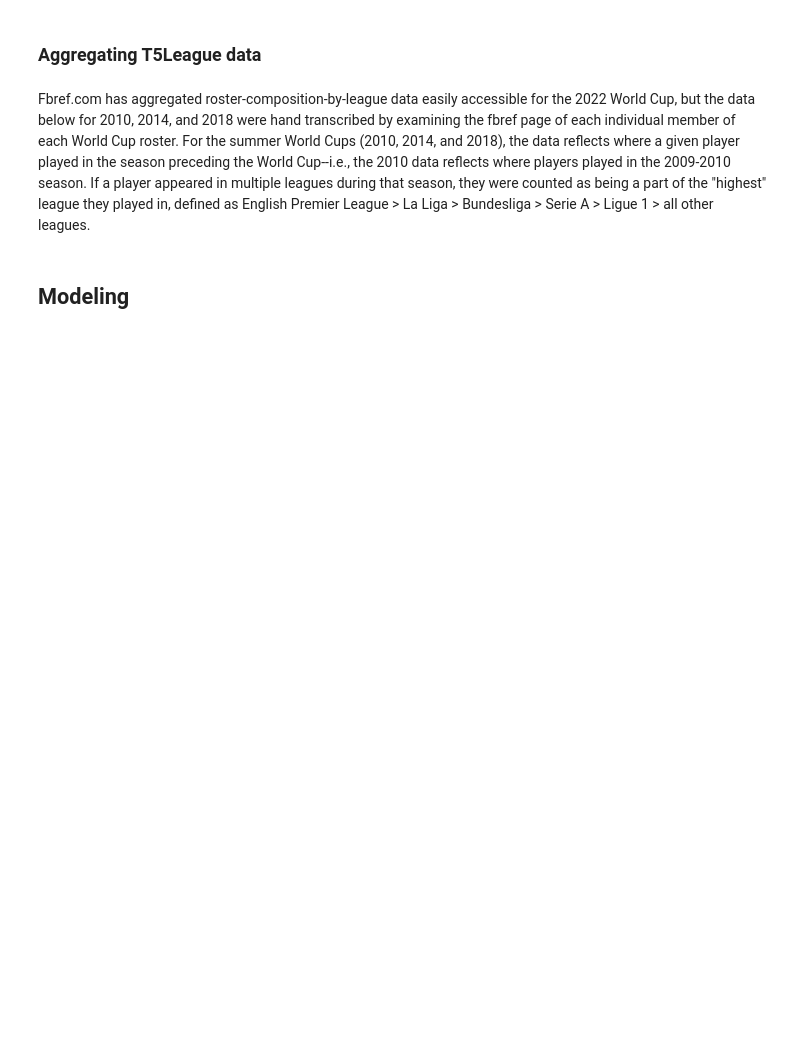
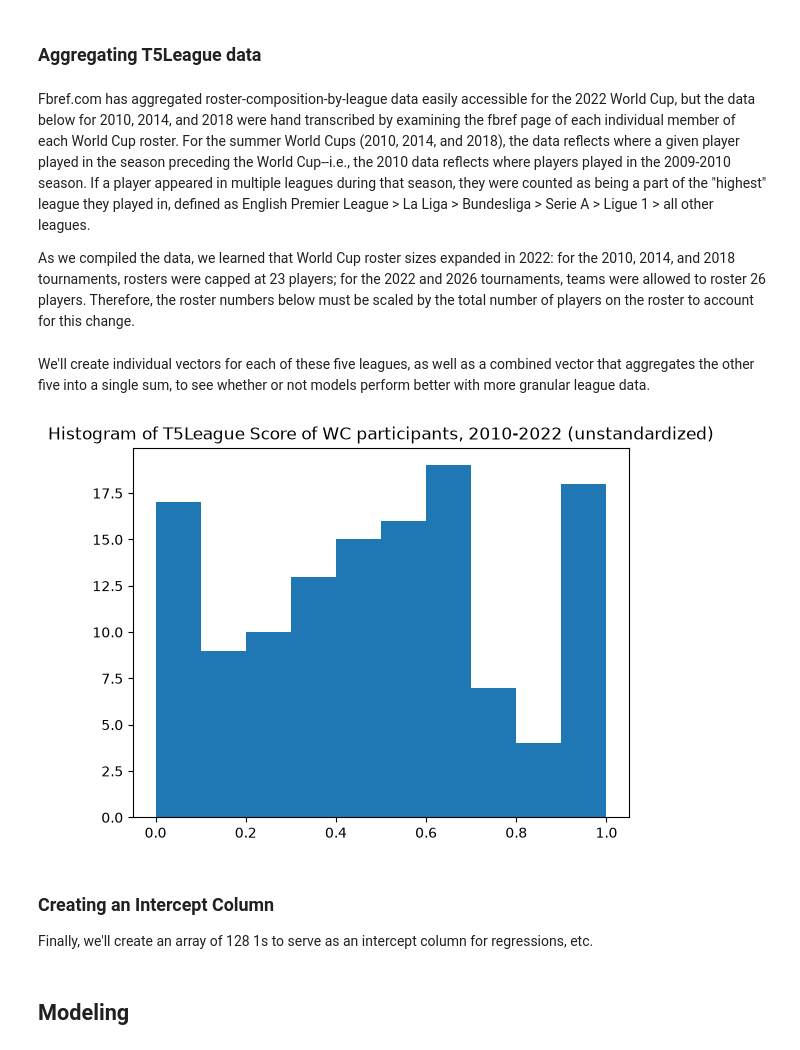
Before and after one commit to lcbogie/780_Group_Project_2026, a Jupyter notebook: FIFA_Ranking_and_T5League_Modeling/ranking_points_and_t5league_modeling.ipynb, the cells around one changed output. Saved outputs shown, nothing was run; the diff lists cells and outputs as text; code cells hidden in the pictures; blank space fills up the shorter version.

```diff
--- a/FIFA_Ranking_and_T5League_Modeling/ranking_points_and_t5league_modeling.ipynb
+++ b/FIFA_Ranking_and_T5League_Modeling/ranking_points_and_t5league_modeling.ipynb
@@ -305,6 +339,8 @@ SERBIA: 1563.62
 ### Aggregating T5League data
 # %% [markdown]
 Fbref.com has aggregated roster-composition-by-league data easily accessible for the 2022 World Cup, but the data below for 2010, 2014, and 2018 were hand transcribed by examining the fbref page of each individual member of each World Cup roster. For the summer World Cups (2010, 2014, and 2018), the data reflects where a given player played in the season preceding the World Cup--i.e., the 2010 data reflects where players played in the 2009-2010 season. If a player appeared in multiple leagues during that season, they were counted as being a part of the "highest" league they played in, defined as English Premier League > La Liga > Bundesliga > Serie A > Ligue 1 > all other leagues.
+
+As we compiled the data, we learned that World Cup roster sizes expanded in 2022: for the 2010, 2014, and 2018 tournaments, rosters were capped at 23 players; for the 2022 and 2026 tournaments, teams were allowed to roster 26 players. Therefore, the roster numbers below must be scaled by the total number of players on the roster to account for this change.
 # %%
 # These arrays need to be in the same order as the team lists for each respective year
 # Data transcribed by hand from fbref.com
@@ -353,3 +388,43 @@ Serie_A_22 = np.array([0, 0, 2, 2, 4, 2, 2, 3, 2, 0, 0, 2, 2, 3, 2, 3,
                     1, 4, 1, 9, 0, 4, 4, 1, 0, 0, 1, 0, 0, 0, 0, 11])
 Ligue_1_22 = np.array([0, 0, 5, 1, 2, 1, 0, 6, 5, 0, 2, 3, 2, 0, 3, 2,
                     2, 0, 2, 2, 3, 1, 4, 0, 1, 0, 0, 0, 2, 1, 5, 0])
+# %%
+EPL_10_scaled = EPL_10/23
+La_Liga_10_scaled = La_Liga_10/23
+Bundesliga_10_scaled = Bundesliga_10/23
+Serie_A_10_scaled = Serie_A_10/23
+Ligue_1_10_scaled = Ligue_1_10/23
+
+EPL_14_scaled = EPL_14/23
+La_Liga_14_scaled = La_Liga_14/23
+Bundesliga_14_scaled = Bundesliga_14/23
+Serie_A_14_scaled = Serie_A_14/23
+Ligue_1_14_scaled = Ligue_1_14/23
+
+EPL_18_scaled = EPL_18/23
+La_Liga_18_scaled = La_Liga_18/23
+Bundesliga_18_scaled = Bundesliga_18/23
+Serie_A_18_scaled = Serie_A_18/23
+Ligue_1_18_scaled = Ligue_1_18/23
+
+EPL_22_scaled = EPL_22/26
+La_Liga_22_scaled = La_Liga_22/26
+Bundesliga_22_scaled = Bundesliga_22/26
+Serie_A_22_scaled = Serie_A_22/26
+Ligue_1_22_scaled = Ligue_1_22/26
+# %% [markdown]
+We'll create individual vectors for each of these five leagues, as well as a combined vector that aggregates the other five into a single sum, to see whether or not models perform better with more granular league data.
+# %%
+unstandardized_EPL = np.concatenate((EPL_10_scaled, EPL_14_scaled, EPL_18_scaled, EPL_22_scaled))
+unstandardized_La_Liga = np.concatenate((La_Liga_10_scaled, La_Liga_14_scaled, La_Liga_18_scaled, La_Liga_22_scaled))
+unstandardized_Bundesliga = np.concatenate((Bundesliga_10_scaled, Bundesliga_14_scaled, Bundesliga_18_scaled, Bundesliga_22_scaled))
+unstandardized_Serie_A = np.concatenate((Serie_A_10_scaled, Serie_A_14_scaled, Serie_A_18_scaled, Serie_A_22_scaled))
+unstandardized_Ligue_1 = np.concatenate((Ligue_1_10_scaled, Ligue_1_14_scaled, Ligue_1_18_scaled, Ligue_1_22_scaled))
+unstandardized_t5league = unstandardized_EPL + unstandardized_La_Liga + unstandardized_Bundesliga + unstandardized_Serie_A + unstandardized_Ligue_1
+# %%
+fig, ax = plt.subplots()
+ax.hist(unstandardized_t5league)
+ax.set_title('Histogram of T5League Score of WC participants, 2010-2022 (unstandardized)')
+plt.show()
+# %% [output]
+[figure, added]
@@ -355,0 +455,4 @@ Ligue_1_22 = np.array([0, 0, 5, 1, 2, 1, 0, 6, 5, 0, 2, 3, 2, 0, 3, 2,
+# %% [markdown]
+### Creating an Intercept Column
+
+Finally, we'll create an array of 128 1s to serve as an intercept column for regressions, etc.
```
Also changed, not shown: parts of 9 cells of this notebook.
